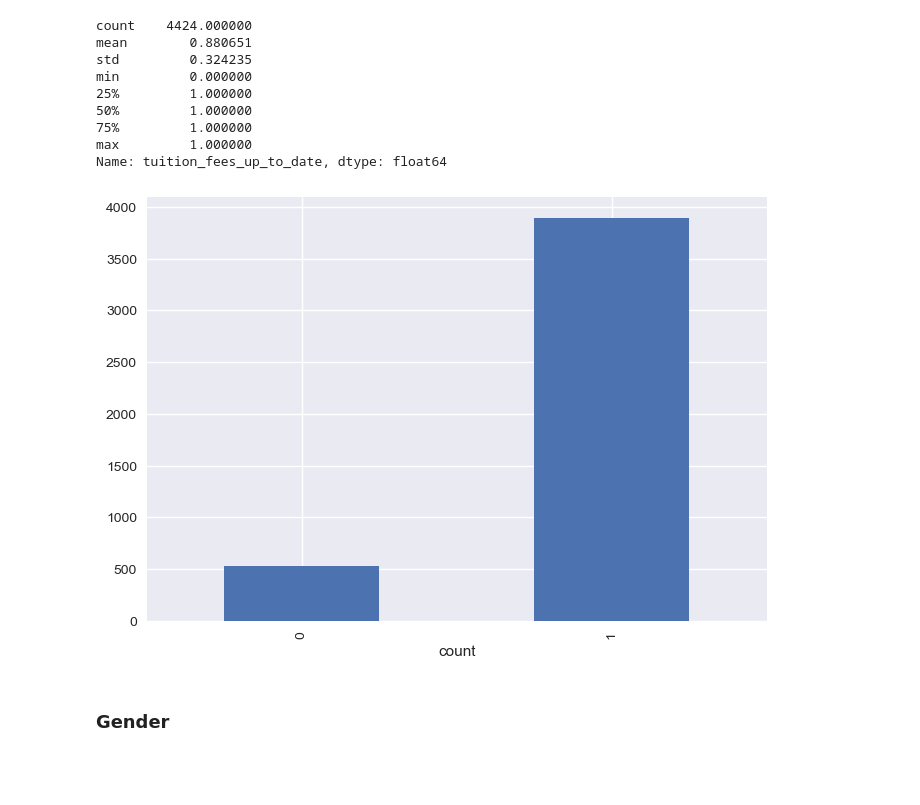
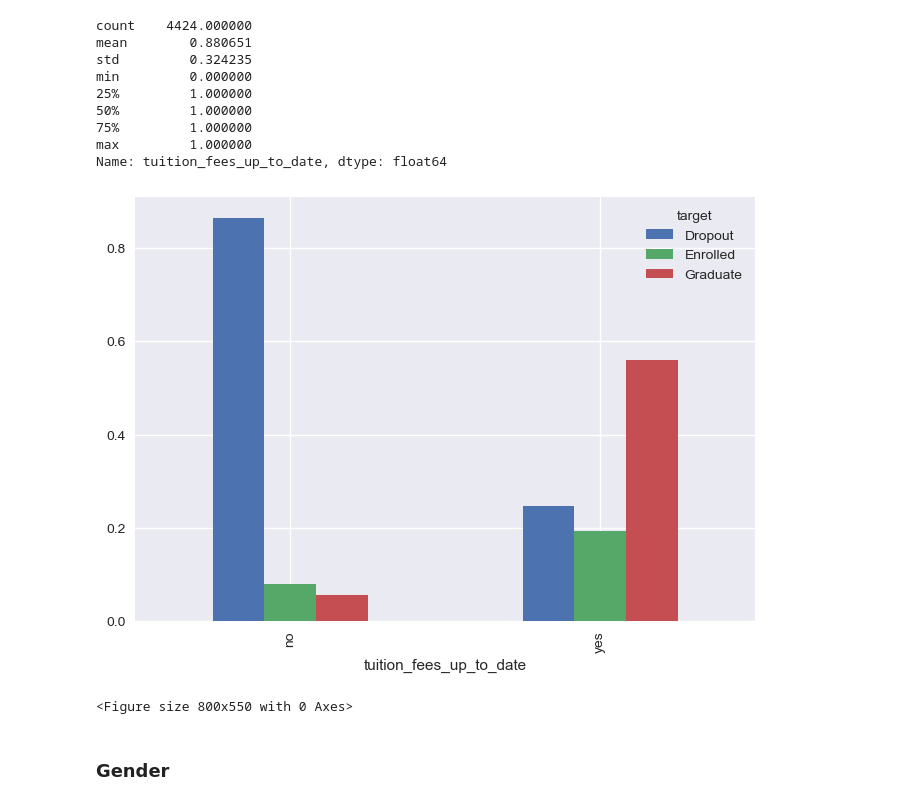
Before and after one commit to AndreJacobsPy/ai-academy-capstone, a Jupyter notebook: exploration.ipynb, the cells around one changed output. Cells and saved outputs as stored; diff of their text form; code cells hidden in the pictures; blank space fills up the shorter version.

```diff
--- a/exploration.ipynb
+++ b/exploration.ipynb
@@ -2125,9 +2185,14 @@ min         0.000000
 max         1.000000
 Name: tuition_fees_up_to_date, dtype: float64
 # %%
-tuition_fees_up_to_date.plot(xlabel='count', kind='bar');
+tuition_fees_up_to_date_df = df.copy()
+tuition_fees_up_to_date_df["tuition_fees_up_to_date"] = tuition_fees_up_to_date_df["tuition_fees_up_to_date"].map({1: "yes", 0: "no"})
+group_data_for_plotting(tuition_fees_up_to_date_df, "tuition_fees_up_to_date").plot(kind="bar")
+plt.show()
+plt.savefig('plots/tuition_fees_up_to_date.png')
 # %% [output]
-[figure, old version]
+[figure, new version]
+<Figure size 800x550 with 0 Axes>
 # %% [markdown]
 ### Gender <a class="anchor" id="eighteenth-bullet">
 # %%
```
Also changed, not shown: parts of 37 cells of this notebook, 29 other files.
